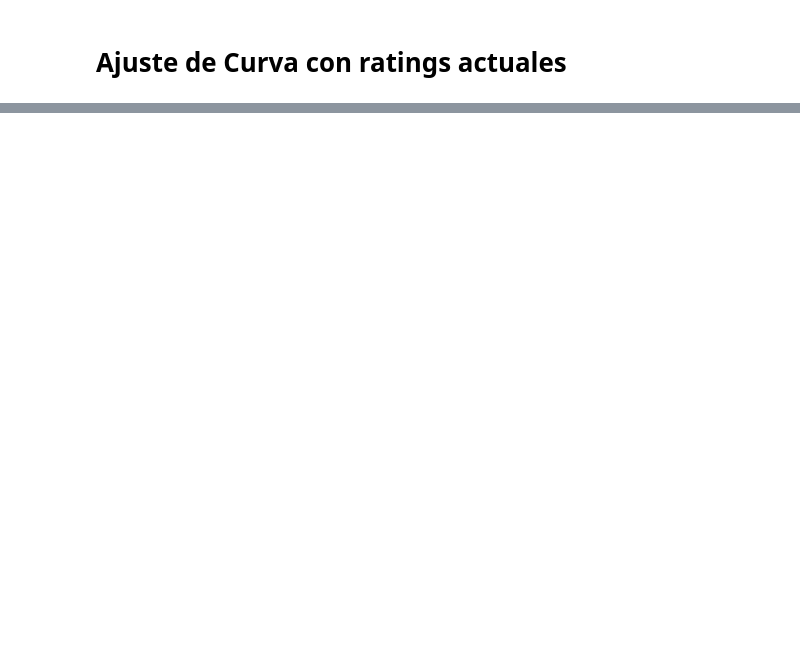
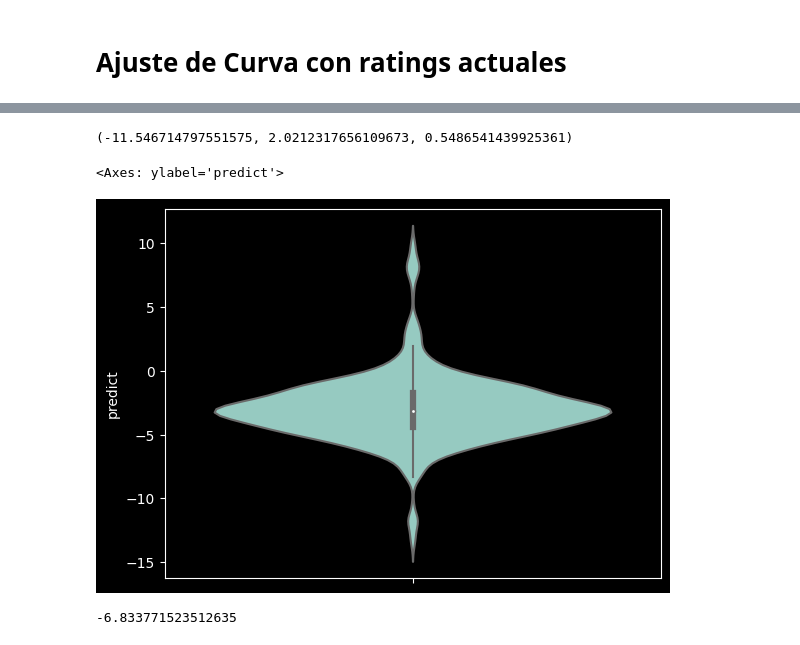
Before and after one commit to sdandois/RAAGo, a Jupyter notebook: aago_ranking/ratings/trueskill/TrueSkillPlayground.ipynb, the cells around one changed output, grey strips where cells are left out. Cells and saved outputs as stored; diff of their text form; code cells hidden in the pictures; blank space fills up the shorter version.

```diff
--- a/aago_ranking/ratings/trueskill/TrueSkillPlayground.ipynb
+++ b/aago_ranking/ratings/trueskill/TrueSkillPlayground.ipynb
@@ -208,23 +217,42 @@ merged_ratings = small_old_ratings.merge(new_ratings, how = 'inner')
 
 merged_ratings = merged_ratings[merged_ratings['time']> 16500]
 merged_ratings = merged_ratings[merged_ratings['mu_old']> -10]
+merged_ratings = merged_ratings[merged_ratings['mu_old'] < 9]
 
 merged_ratings
 
 df_plot = merged_ratings[merged_ratings.player_id.isin(merged_ratings.player_id.sample(5))]
 
-sns.scatterplot(x='new_mu', y ='mu_old', hue='time', data=df_plot)
+# sns.scatterplot(x='new_mu', y ='mu_old', hue='time', data=df_plot)
 # %%
 ## Linear Regression
 
 from sklearn.linear_model import LinearRegression
 
 model = LinearRegression()
 
 x = merged_ratings['new_mu'].to_numpy().reshape((-1,1))
 y = merged_ratings['mu_old'].to_numpy()
 
 
 model.fit(x,y)
 
-(model.intercept_, model.coef_[0])
+display((model.intercept_, model.coef_[0], model.score(x,y)))
+
+
+
+
+merged_ratings['predict'] = model.predict(x)
+
+sns.violinplot(y='predict', data=merged_ratings)
+# %% [output]
+(-11.546714797551575, 2.0212317656109673, 0.5486541439925361)
+<Axes: ylabel='predict'>
+[figure, added]
+# %%
+z = (merged_ratings['mu_old'] - merged_ratings['new_mu'] ).median()
+
+
+z
+# %% [output]
+-6.833771523512635
```
Also changed, not shown: parts of 13 cells of this notebook, 5 other files.
